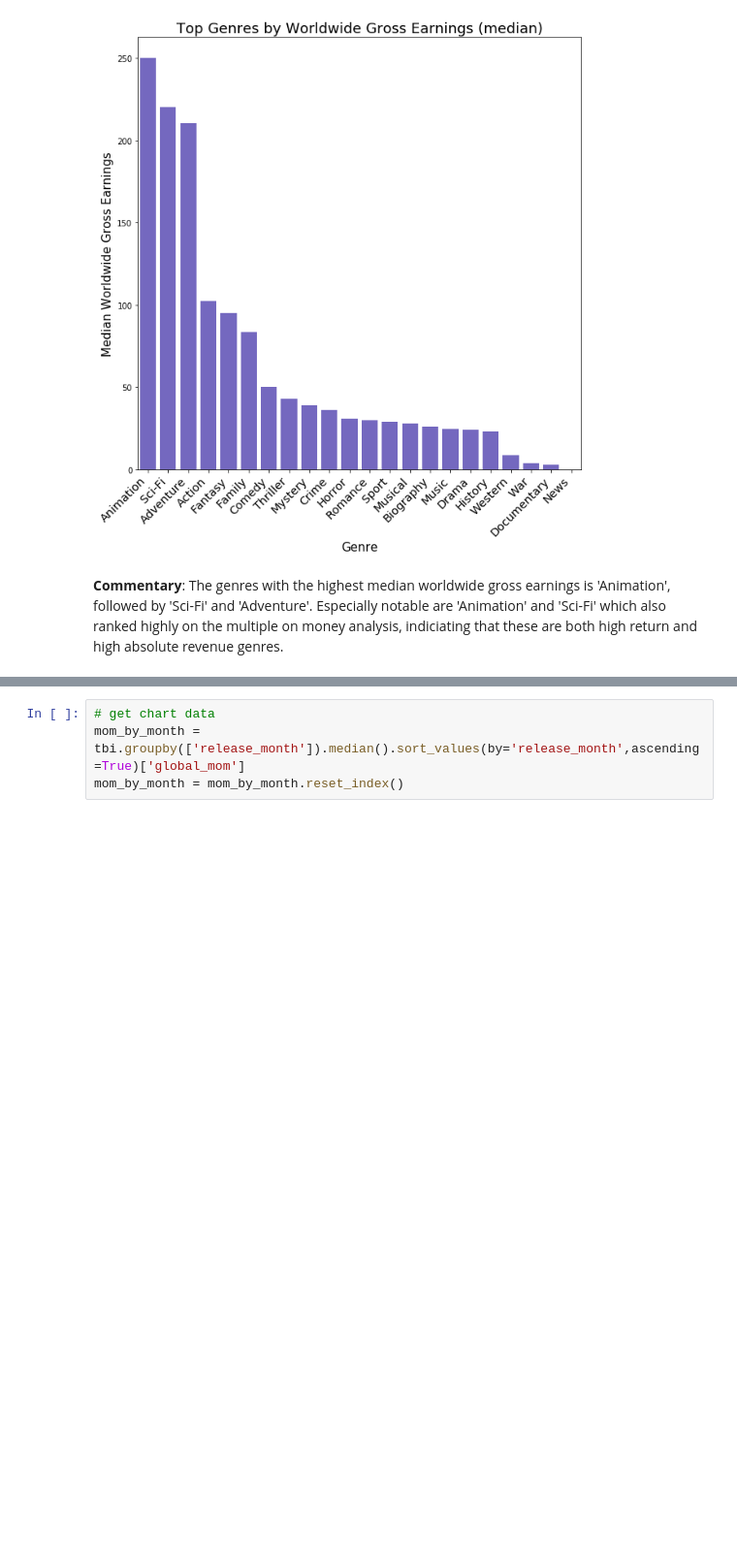
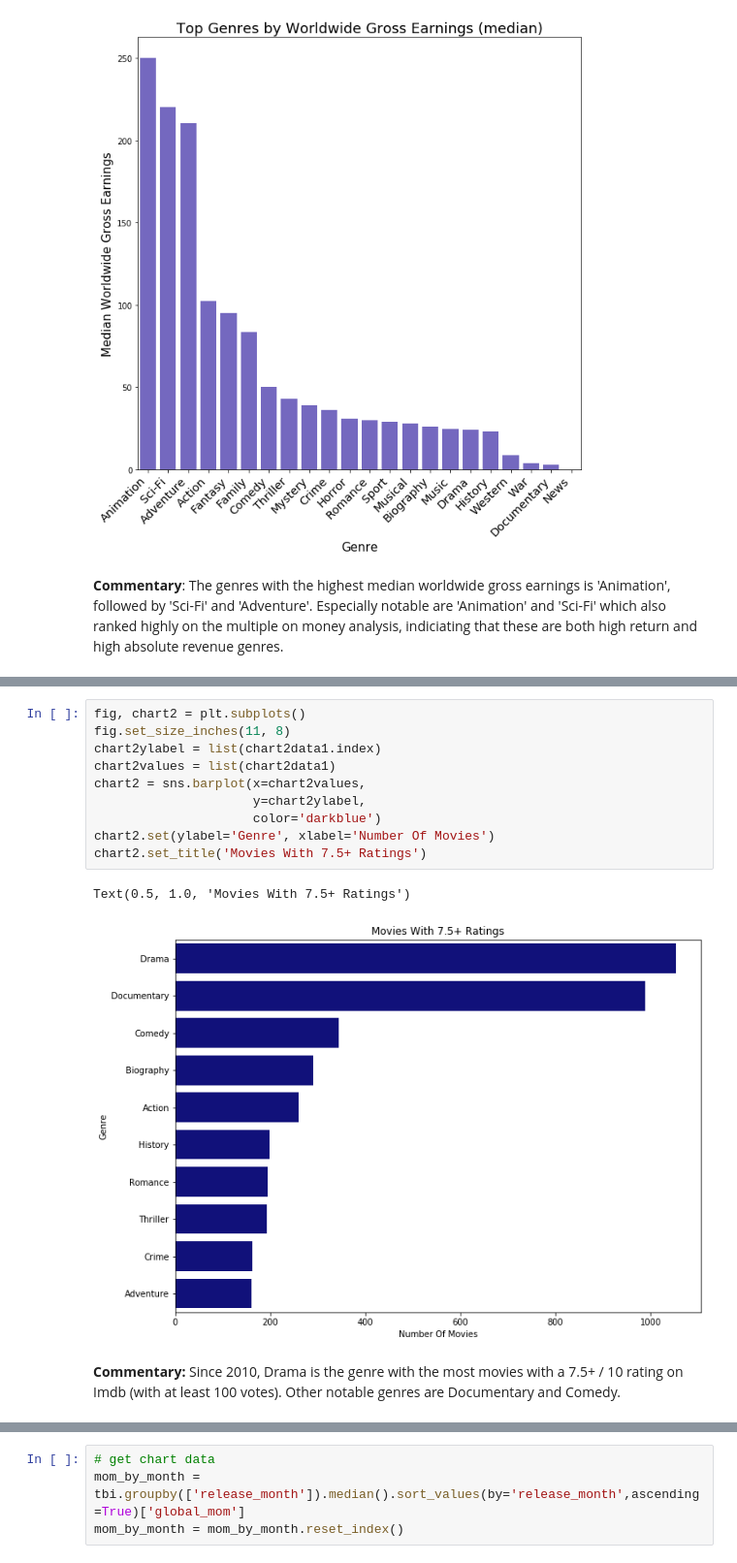
Before and after one commit to pvtsai/CXPT, a Jupyter notebook: CXPT_Main.ipynb, the cells around one changed output, grey strips where cells are left out. Shown at 97% size. Saved outputs shown, nothing was run; the diff lists cells and outputs as text; blank space fills up the shorter version.

Commit message:
Movie Project 22-Jun MOD Commit 2

```diff
--- a/CXPT_Main.ipynb
+++ b/CXPT_Main.ipynb
@@ -353,0 +353,15 @@ __Commentary__: The genres with the highest median worldwide gross earnings is '
+# %%
+fig, chart2 = plt.subplots()
+fig.set_size_inches(11, 8)
+chart2ylabel = list(chart2data1.index)
+chart2values = list(chart2data1)
+chart2 = sns.barplot(x=chart2values,
+                     y=chart2ylabel,
+                     color='darkblue')
+chart2.set(ylabel='Genre', xlabel='Number Of Movies')
+chart2.set_title('Movies With 7.5+ Ratings')
+# %% [output]
+Text(0.5, 1.0, 'Movies With 7.5+ Ratings')
+[figure, added]
+# %% [markdown]
+__Commentary:__ Since 2010, Drama is the genre with the most movies with a 7.5+ / 10 rating on Imdb (with at least 100 votes). Other notable genres are Documentary and Comedy.
```
Also changed, not shown: parts of 32 cells of this notebook.
